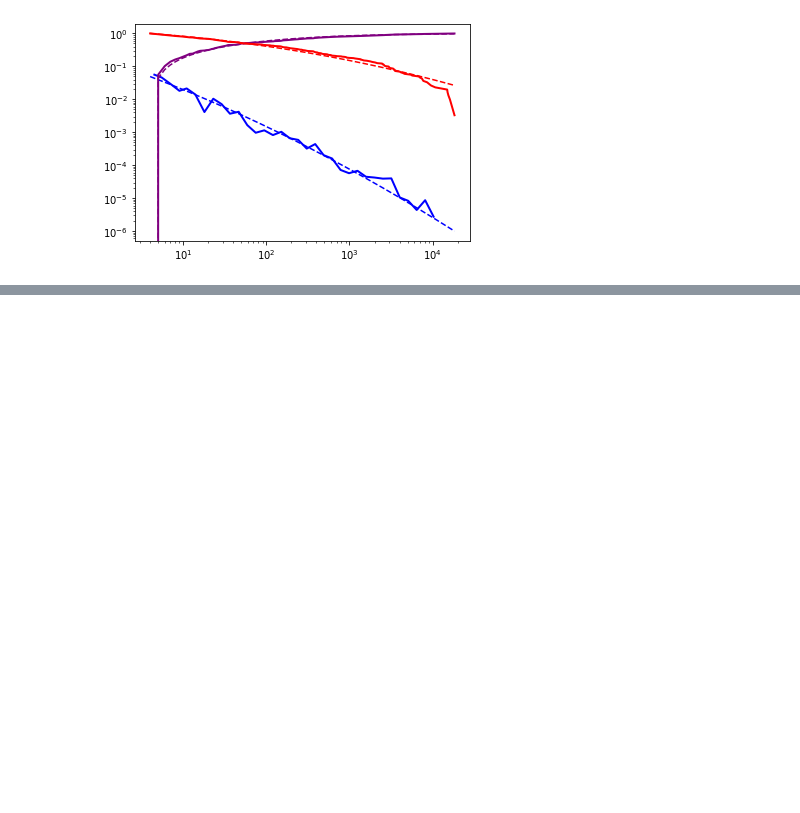
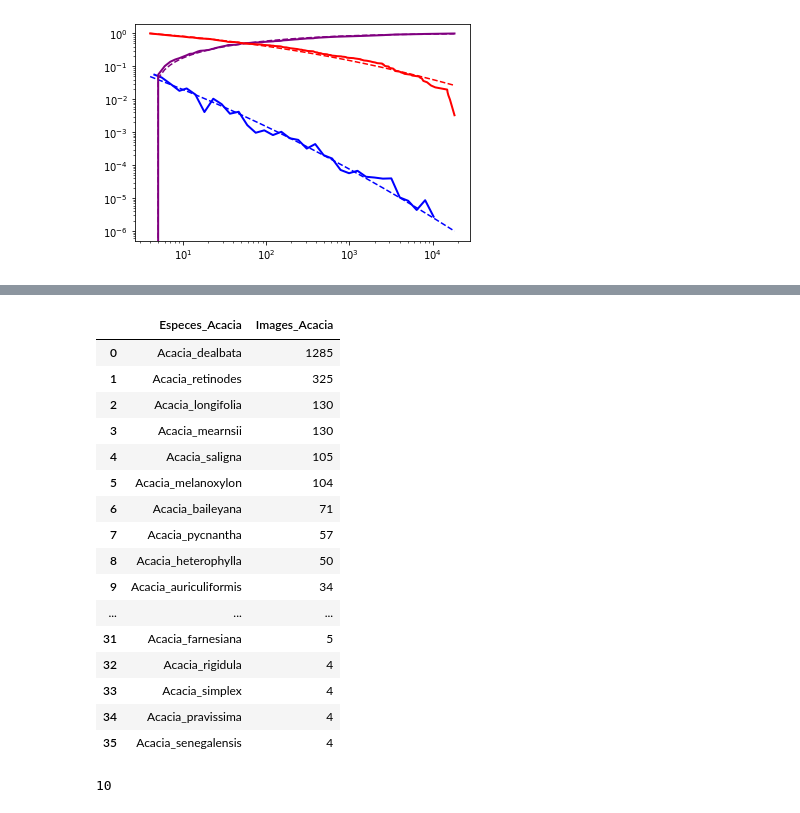
Before and after one commit to ReynaudNils/Stage_M1, a Jupyter notebook: Jupyter_Notebook/Modelisation_Plantnet300K.ipynb, the cells around one changed output, grey strips where cells are left out. Cells and saved outputs as stored; diff of their text form; code cells hidden in the pictures; blank space fills up the shorter version.

```diff
--- a/Jupyter_Notebook/Modelisation_Plantnet300K.ipynb
+++ b/Jupyter_Notebook/Modelisation_Plantnet300K.ipynb
@@ -442,3 +459,18 @@ fit11.lognormal.plot_ccdf(color='r', linestyle='--', ax=fig7)
 # %% [output]
 <AxesSubplot:>
 [figure]
+# %%
+# Principal individual generas
+df20 = pandas.read_csv('Donnees_CSV/Especes_Acacia.csv')
+Images_Acacia = df20['Images_Acacia'].values.tolist()
+fit20 = powerlaw.Fit(Images_Acacia)
+R20, p20 = fit20.distribution_compare('power_law', 'exponential', normalized_ratio=True)
+print("Comparaison entre power_law et exponential:",R20, p20)
+R21, p21 = fit20.distribution_compare('power_law', 'lognormal', normalized_ratio=True)
+print("Comparaison entre power_law et lognormal:",R21, p21)
+R22, p22 = fit20.distribution_compare('lognormal', 'truncated_power_law', normalized_ratio=True)
+print("Comparaison entre lognormal et truncated_power_law:",R22, p22)
+R23, p23 = fit20.distribution_compare('stretched_exponential', 'truncated_power_law', normalized_ratio=True)
+print("Comparaison entre stretched_exponential et truncated_power_law:",R23, p23)
+R24, p24 = fit20.distribution_compare('truncated_power_law', 'lognormal_positive', normalized_ratio=True)
+print("Comparaison entre truncated_power_law et lognormal_positive:",R24, p24)
@@ -444,0 +484,20 @@ fit11.lognormal.plot_ccdf(color='r', linestyle='--', ax=fig7)
+# %%
+df20
+# %% [output]
+|  | Especes_Acacia | Images_Acacia |
+| 0 | Acacia_dealbata | 1285 |
+| 1 | Acacia_retinodes | 325 |
+| 2 | Acacia_longifolia | 130 |
+| 3 | Acacia_mearnsii | 130 |
+| 4 | Acacia_saligna | 105 |
+| 5 | Acacia_melanoxylon | 104 |
+| 6 | Acacia_baileyana | 71 |
+| 7 | Acacia_pycnantha | 57 |
+| 8 | Acacia_heterophylla | 50 |
+| 9 | Acacia_auriculiformis | 34 |
+| ... | ... | ... |
+| 31 | Acacia_farnesiana | 5 |
+| 32 | Acacia_rigidula | 4 |
+| 33 | Acacia_simplex | 4 |
+| 34 | Acacia_pravissima | 4 |
+| 35 | Acacia_senegalensis | 4 |
@@ -444,0 +530,6 @@ fit11.lognormal.plot_ccdf(color='r', linestyle='--', ax=fig7)
+# %%
+Liste = [Images_Sedum, Images_Acacia, Images_Trifolium, Images_Hypericum, Images_Ophrys, Images_Anemone, Images_Cirsium, Images_Pelargonium, Images_Peperomia, Images_Lupinus]
+Liste2 = ["Sedum", "Acacia", "Trifolium", "Hypericum", "Ophrys", "Anemone", "Cirsium", "Pelargonium", "Peperomia", "Lupinus"]
+print(len(Liste2))
+# %% [output]
+10
```
Also changed, not shown: parts of 9 cells of this notebook, 3 other files.
